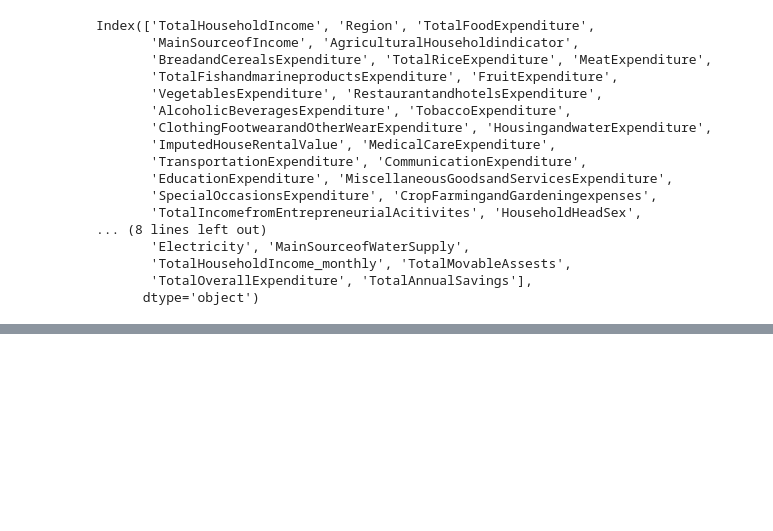
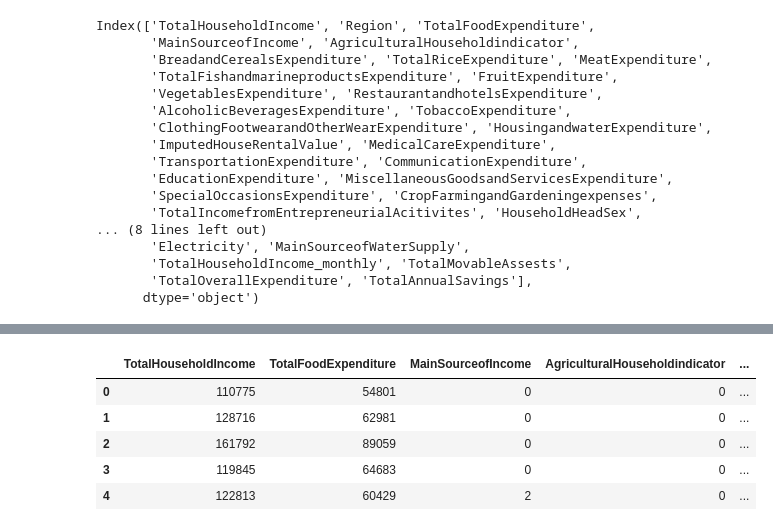
Before and after one commit to ramesht007/Equitable_Taxation_Model, a Jupyter notebook: data_analysis/Low income dataset.ipynb, the cells around one changed output, grey strips where cells are left out. Saved outputs shown, nothing was run; the diff lists cells and outputs as text; code cells hidden in the pictures; blank space fills up the shorter version.

```diff
--- a/data_analysis/Low income dataset.ipynb
+++ b/data_analysis/Low income dataset.ipynb
@@ -144,0 +158,2 @@ data2.head()
+# %%
+data2['SavingRate'] = (data2['TotalAnnualSavings']/data2['TotalHouseholdIncome'] )* 100
@@ -144,0 +169,15 @@ data2.head()
+# %%
+data2 = data2.drop('Region', axis=1)
+# %%
+data2 = data2.drop(['FruitExpenditure','VegetablesExpenditure','TotalRiceExpenditure','BreadandCerealsExpenditure'], axis=1)
+# %%
+data2['TotalUnnecessaryExpenditure'] = data2['RestaurantandhotelsExpenditure'] + data2['AlcoholicBeveragesExpenditure'] + data2['TobaccoExpenditure'] + data2['ClothingFootwearandOtherWearExpenditure'] + data2['CommunicationExpenditure'] + data2['MiscellaneousGoodsandServicesExpenditure'] + data2['SpecialOccasionsExpenditure']
+# %%
+data2.head()
+# %% [output]
+|  | TotalHouseholdIncome | TotalFoodExpenditure | MainSourceofIncome | AgriculturalHouseholdindicator | ... |
+| 0 | 110775 | 54801 | 0 | 0 | ... |
+| 1 | 128716 | 62981 | 0 | 0 | ... |
+| 2 | 161792 | 89059 | 0 | 0 | ... |
+| 3 | 119845 | 64683 | 0 | 0 | ... |
+| 4 | 122813 | 60429 | 2 | 0 | ... |
```
Also changed, not shown: parts of 29 cells of this notebook, 4 other files.
